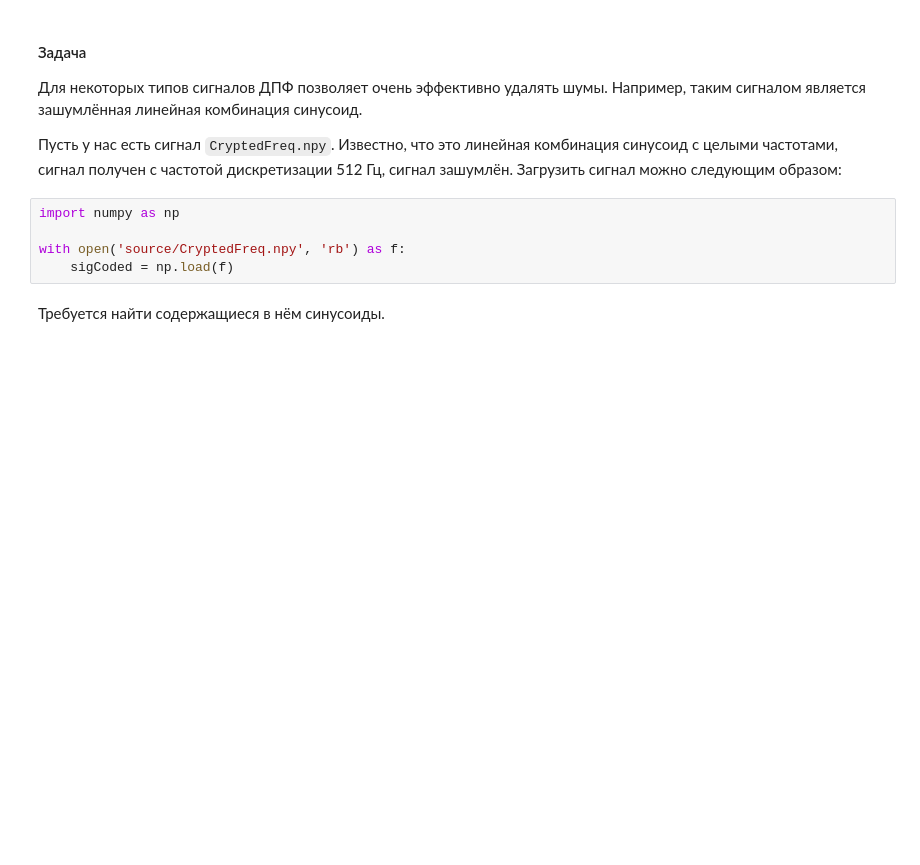
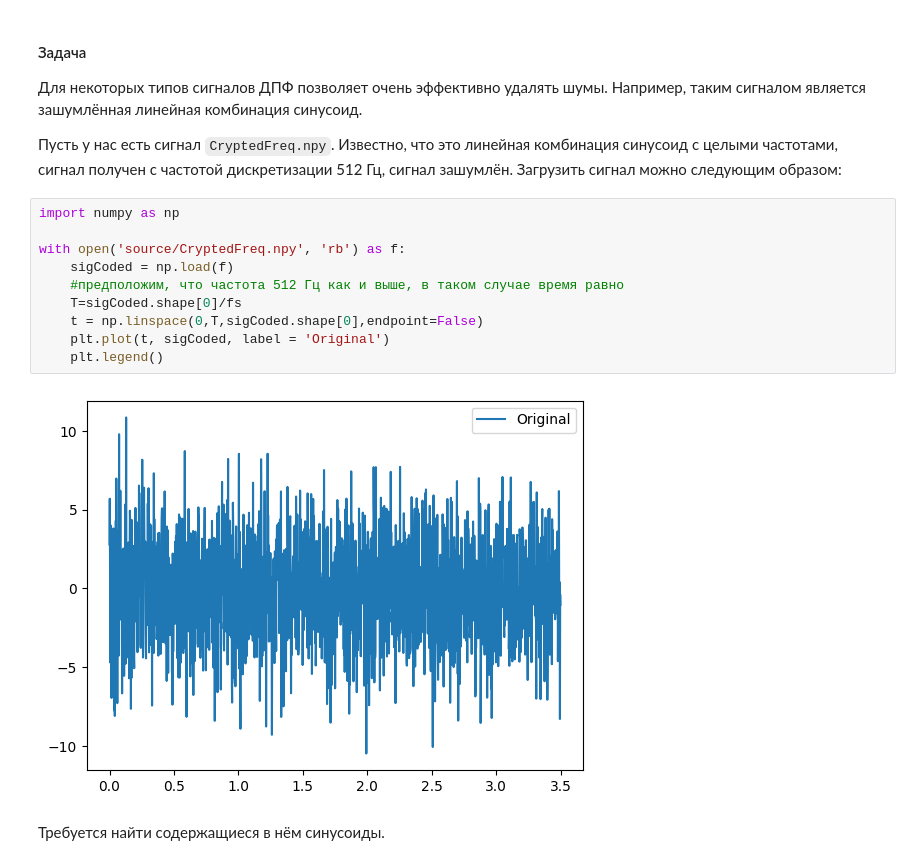
Before and after one commit to Tebemixer/DSP_2025, a Jupyter notebook: Код/1.1.0 DFT_1D_on.ipynb, the cells around one changed output. Drawn from its saved outputs; the diff is of its cells as text; blank space fills up the shorter version.

```diff
--- a/Код/1.1.0 DFT_1D_on.ipynb
+++ b/Код/1.1.0 DFT_1D_on.ipynb
@@ -320,7 +320,14 @@ SNR в очищенном сигнале: 21.607718055433608
 # %%
 import numpy as np
 
 with open('source/CryptedFreq.npy', 'rb') as f:
     sigCoded = np.load(f)
+    #предположим, что частота 512 Гц как и выше, в таком случае время равно
+    T=sigCoded.shape[0]/fs
+    t = np.linspace(0,T,sigCoded.shape[0],endpoint=False)
+    plt.plot(t, sigCoded, label = 'Original')
+    plt.legend()
+# %% [output]
+[figure, added]
 # %% [markdown]
 Требуется найти содержащиеся в нём синусоиды.
```
Also changed, not shown: parts of 11 cells of this notebook, 2 other files.
